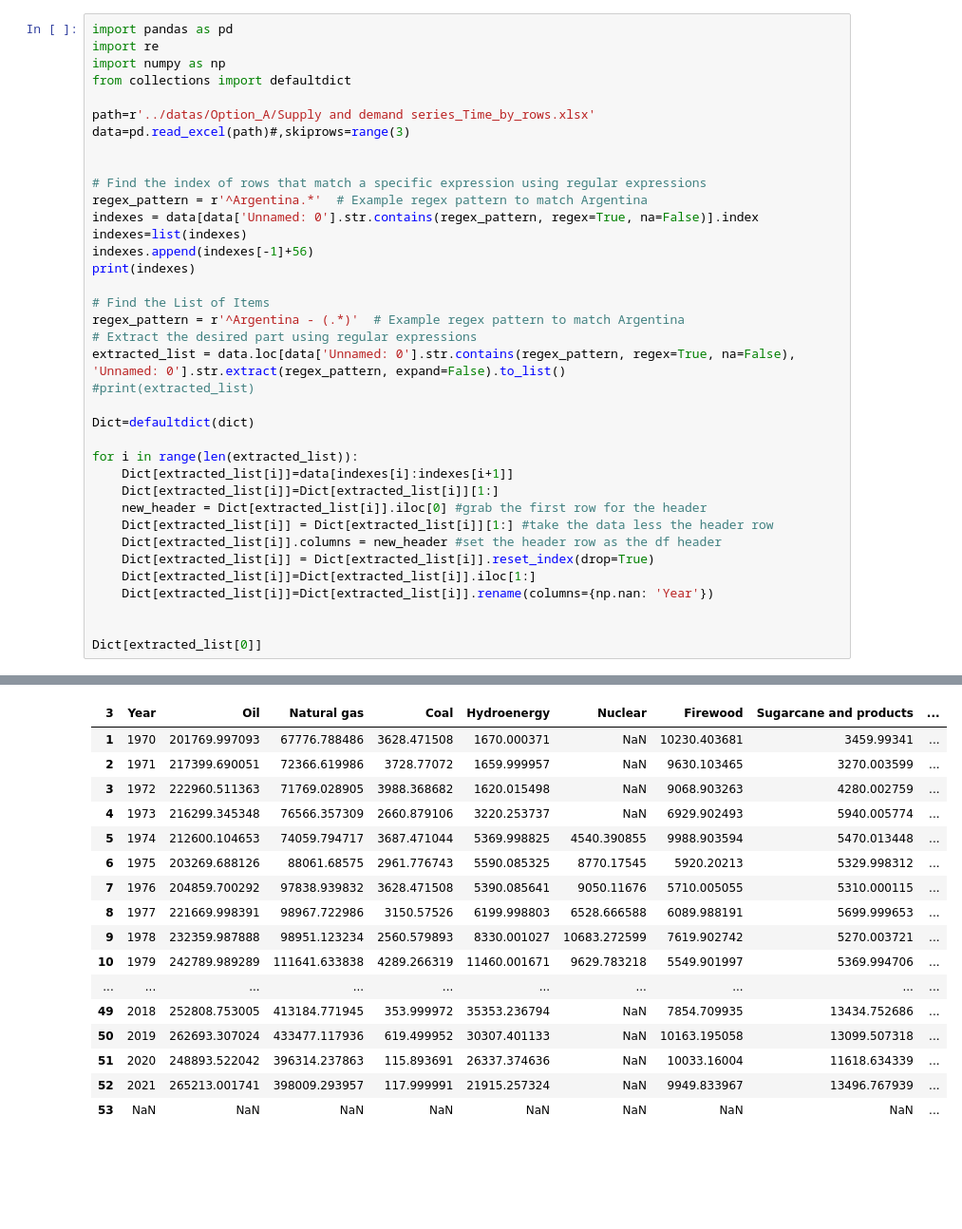
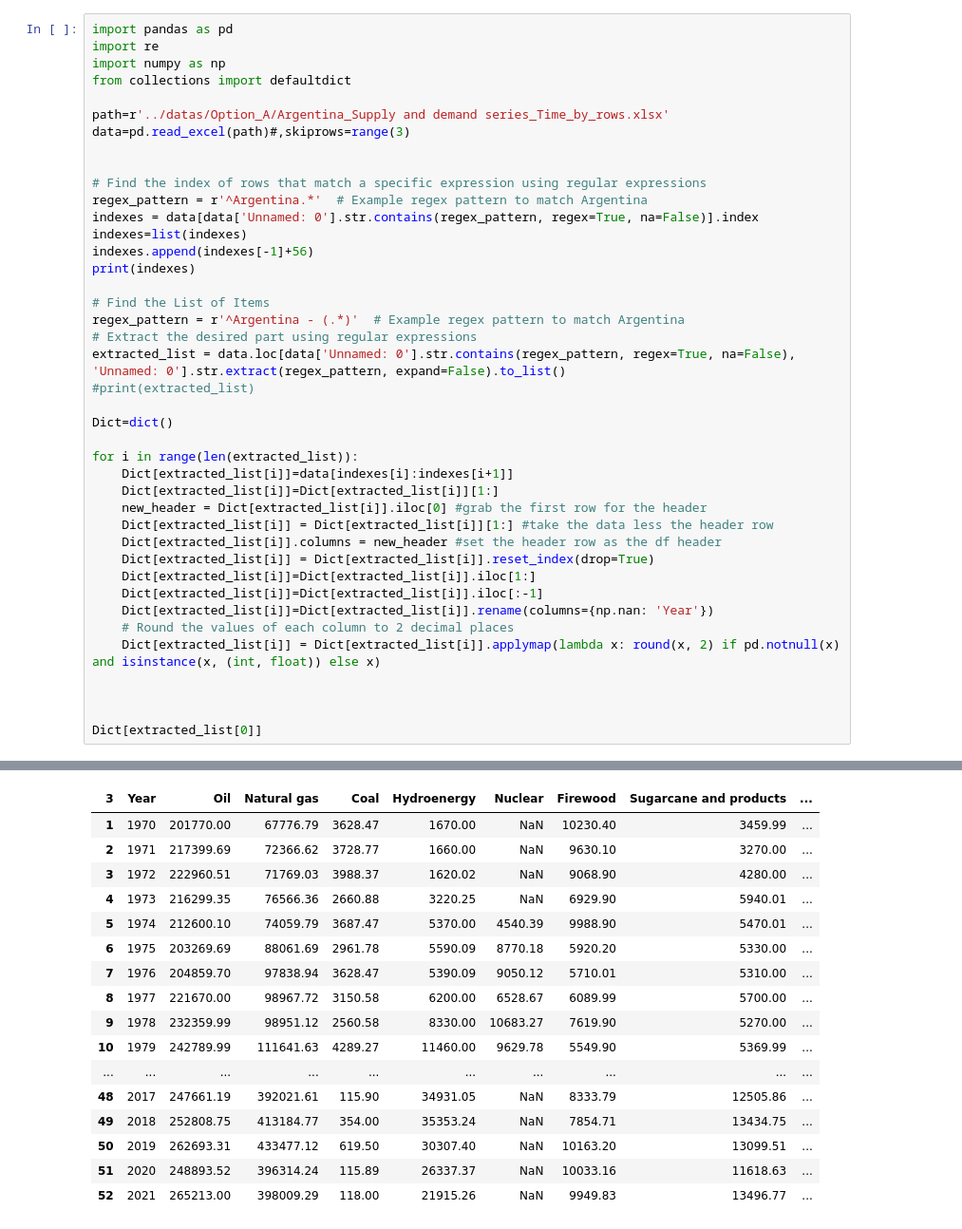
Before and after one commit to avillamayordelgado/TFM, a Jupyter notebook: codes/Option_A_Arg.ipynb, the cells around one changed output, grey strips where cells are left out. Shown at 95% size. Drawn from its saved outputs; the diff is of its cells as text; blank space fills up the shorter version.

```diff
--- a/codes/Option_A_Arg.ipynb
+++ b/codes/Option_A_Arg.ipynb
@@ -4,53 +4,57 @@ import re
 import numpy as np
 from collections import defaultdict
 
-path=r'../datas/Option_A/Supply and demand series_Time_by_rows.xlsx'
+path=r'../datas/Option_A/Argentina_Supply and demand series_Time_by_rows.xlsx'
 data=pd.read_excel(path)#,skiprows=range(3)
 
 
 # Find the index of rows that match a specific expression using regular expressions
 regex_pattern = r'^Argentina.*'  # Example regex pattern to match Argentina
 indexes = data[data['Unnamed: 0'].str.contains(regex_pattern, regex=True, na=False)].index
 indexes=list(indexes)
 indexes.append(indexes[-1]+56)
 print(indexes)
 
 # Find the List of Items
 regex_pattern = r'^Argentina - (.*)'  # Example regex pattern to match Argentina
 # Extract the desired part using regular expressions
 extracted_list = data.loc[data['Unnamed: 0'].str.contains(regex_pattern, regex=True, na=False), 'Unnamed: 0'].str.extract(regex_pattern, expand=False).to_list()
 #print(extracted_list)
 
-Dict=defaultdict(dict)
+Dict=dict()
 
 for i in range(len(extracted_list)):
     Dict[extracted_list[i]]=data[indexes[i]:indexes[i+1]]
     Dict[extracted_list[i]]=Dict[extracted_list[i]][1:]
     new_header = Dict[extracted_list[i]].iloc[0] #grab the first row for the header
     Dict[extracted_list[i]] = Dict[extracted_list[i]][1:] #take the data less the header row
     Dict[extracted_list[i]].columns = new_header #set the header row as the df header
     Dict[extracted_list[i]] = Dict[extracted_list[i]].reset_index(drop=True)
     Dict[extracted_list[i]]=Dict[extracted_list[i]].iloc[1:]
+    Dict[extracted_list[i]]=Dict[extracted_list[i]].iloc[:-1]
     Dict[extracted_list[i]]=Dict[extracted_list[i]].rename(columns={np.nan: 'Year'})
+    # Round the values of each column to 2 decimal places
+    Dict[extracted_list[i]] = Dict[extracted_list[i]].applymap(lambda x: round(x, 2) if pd.notnull(x) and isinstance(x, (int, float)) else x)
+
 
 
 Dict[extracted_list[0]]
 # %% [output]
 [2, 58, 114, 170, 226, 282, 338, 394, 450, 506, 562, 618, 674, 730, 786, 842, 898, 954, 1010, 1066, 1122, 1178, 1234, 1290, 1346, 1402, 1458]
 | 3 | Year | Oil | Natural gas | Coal | Hydroenergy | Nuclear | Firewood | Sugarcane and products | ... |
-| 1 | 1970 | 201769.997093 | 67776.788486 | 3628.471508 | 1670.000371 | NaN | 10230.403681 | 3459.99341 | ... |
-| 2 | 1971 | 217399.690051 | 72366.619986 | 3728.77072 | 1659.999957 | NaN | 9630.103465 | 3270.003599 | ... |
-| 3 | 1972 | 222960.511363 | 71769.028905 | 3988.368682 | 1620.015498 | NaN | 9068.903263 | 4280.002759 | ... |
-| 4 | 1973 | 216299.345348 | 76566.357309 | 2660.879106 | 3220.253737 | NaN | 6929.902493 | 5940.005774 | ... |
-| 5 | 1974 | 212600.104653 | 74059.794717 | 3687.471044 | 5369.998825 | 4540.390855 | 9988.903594 | 5470.013448 | ... |
-| 6 | 1975 | 203269.688126 | 88061.68575 | 2961.776743 | 5590.085325 | 8770.17545 | 5920.20213 | 5329.998312 | ... |
-| 7 | 1976 | 204859.700292 | 97838.939832 | 3628.471508 | 5390.085641 | 9050.11676 | 5710.005055 | 5310.000115 | ... |
-| 8 | 1977 | 221669.998391 | 98967.722986 | 3150.57526 | 6199.998803 | 6528.666588 | 6089.988191 | 5699.999653 | ... |
-| 9 | 1978 | 232359.987888 | 98951.123234 | 2560.579893 | 8330.001027 | 10683.272599 | 7619.902742 | 5270.003721 | ... |
-| 10 | 1979 | 242789.989289 | 111641.633838 | 4289.266319 | 11460.001671 | 9629.783218 | 5549.901997 | 5369.994706 | ... |
+| 1 | 1970 | 201770.00 | 67776.79 | 3628.47 | 1670.00 | NaN | 10230.40 | 3459.99 | ... |
+| 2 | 1971 | 217399.69 | 72366.62 | 3728.77 | 1660.00 | NaN | 9630.10 | 3270.00 | ... |
+| 3 | 1972 | 222960.51 | 71769.03 | 3988.37 | 1620.02 | NaN | 9068.90 | 4280.00 | ... |
+| 4 | 1973 | 216299.35 | 76566.36 | 2660.88 | 3220.25 | NaN | 6929.90 | 5940.01 | ... |
+| 5 | 1974 | 212600.10 | 74059.79 | 3687.47 | 5370.00 | 4540.39 | 9988.90 | 5470.01 | ... |
+| 6 | 1975 | 203269.69 | 88061.69 | 2961.78 | 5590.09 | 8770.18 | 5920.20 | 5330.00 | ... |
+| 7 | 1976 | 204859.70 | 97838.94 | 3628.47 | 5390.09 | 9050.12 | 5710.01 | 5310.00 | ... |
+| 8 | 1977 | 221670.00 | 98967.72 | 3150.58 | 6200.00 | 6528.67 | 6089.99 | 5700.00 | ... |
+| 9 | 1978 | 232359.99 | 98951.12 | 2560.58 | 8330.00 | 10683.27 | 7619.90 | 5270.00 | ... |
+| 10 | 1979 | 242789.99 | 111641.63 | 4289.27 | 11460.00 | 9629.78 | 5549.90 | 5369.99 | ... |
 | ... | ... | ... | ... | ... | ... | ... | ... | ... | ... |
-| 49 | 2018 | 252808.753005 | 413184.771945 | 353.999972 | 35353.236794 | NaN | 7854.709935 | 13434.752686 | ... |
-| 50 | 2019 | 262693.307024 | 433477.117936 | 619.499952 | 30307.401133 | NaN | 10163.195058 | 13099.507318 | ... |
-| 51 | 2020 | 248893.522042 | 396314.237863 | 115.893691 | 26337.374636 | NaN | 10033.16004 | 11618.634339 | ... |
-| 52 | 2021 | 265213.001741 | 398009.293957 | 117.999991 | 21915.257324 | NaN | 9949.833967 | 13496.767939 | ... |
-| 53 | NaN | NaN | NaN | NaN | NaN | NaN | NaN | NaN | ... |
+| 48 | 2017 | 247661.19 | 392021.61 | 115.90 | 34931.05 | NaN | 8333.79 | 12505.86 | ... |
+| 49 | 2018 | 252808.75 | 413184.77 | 354.00 | 35353.24 | NaN | 7854.71 | 13434.75 | ... |
+| 50 | 2019 | 262693.31 | 433477.12 | 619.50 | 30307.40 | NaN | 10163.20 | 13099.51 | ... |
+| 51 | 2020 | 248893.52 | 396314.24 | 115.89 | 26337.37 | NaN | 10033.16 | 11618.63 | ... |
+| 52 | 2021 | 265213.00 | 398009.29 | 118.00 | 21915.26 | NaN | 9949.83 | 13496.77 | ... |
```
Also changed, not shown: parts of 3 cells of this notebook, 16 other files.
